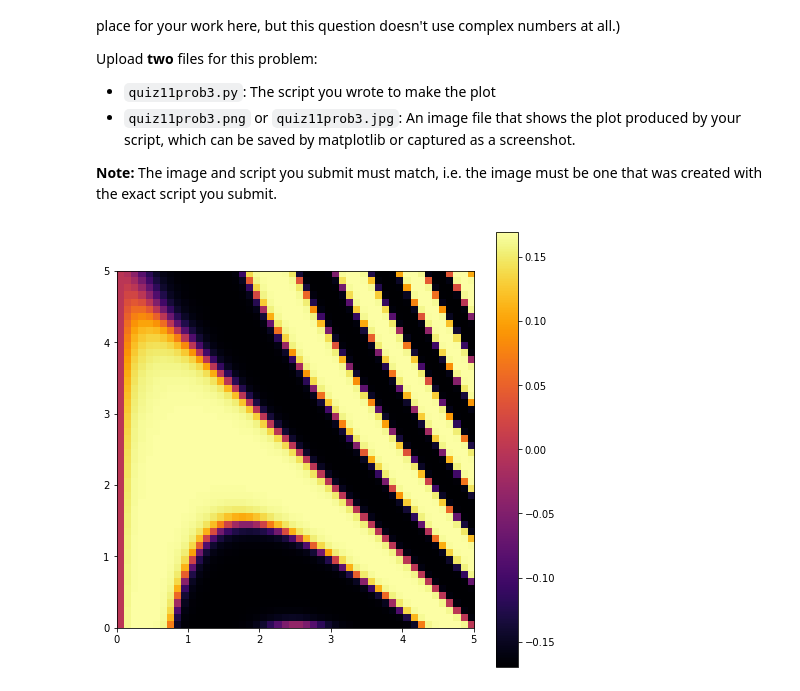
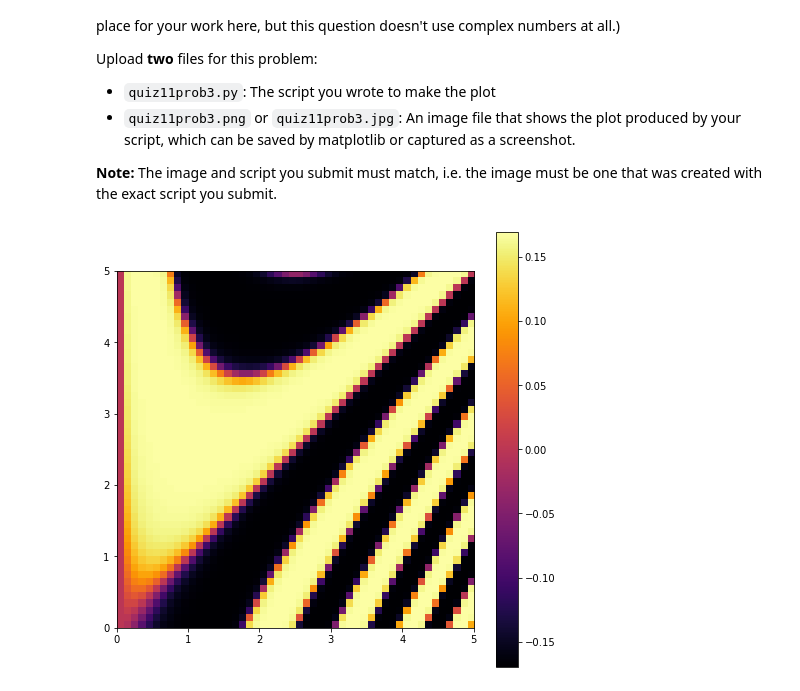
Before and after one commit to emilydumas/mcs275spring2021, a Jupyter notebook: quizzes/quiz11_soln.ipynb, the cells around one changed output. Saved outputs shown, nothing was run; the diff lists cells and outputs as text; code cells hidden in the pictures.

Commit message:
set origin=lower when using plt.imshow with np.meshgrid

```diff
--- a/quizzes/quiz11_soln.ipynb
+++ b/quizzes/quiz11_soln.ipynb
@@ -124,28 +124,28 @@ Upload **two** files for this problem:
 # %%
 # MCS 275 Quiz 11 Problem 3
 # J. Vaccaro
 # I completed this work myself, and used worksheet 11 solutions as reference.
 """Plot the zebra function on the domain x=[0,5] and y=[0,5] and save as a png"""
 
 import matplotlib.pyplot as plt
 import numpy as np
 
 # Create the numpy arrays with resolution 50
 x = np.linspace(0,5,50)
 y = np.linspace(0,5,50)
 xx,yy = np.meshgrid(x,y)
 zz = xx*yy - xx*xx
 
 # Create the zebra array zz
 for _ in range(100):
     zz = np.sin(zz)
 
 # Create the figure/image with a colorbar
 plt.figure(figsize=(8,8))
-plt.imshow(zz,extent=(0,5,0,5),cmap="inferno")
+plt.imshow(zz,extent=(0,5,0,5),origin="lower",cmap="inferno")
 plt.colorbar()
 
 # Save the image
 plt.savefig("quiz11prob3.png")
 # %% [output]
-[figure, old version]
+[figure, new version]
```
Also changed, not shown: parts of 1 cell of this notebook, 3 other files.
